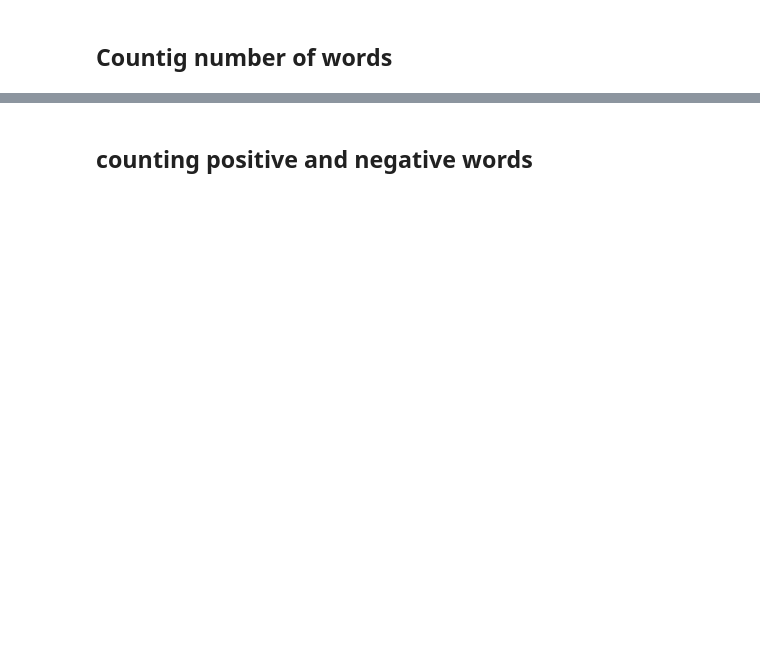
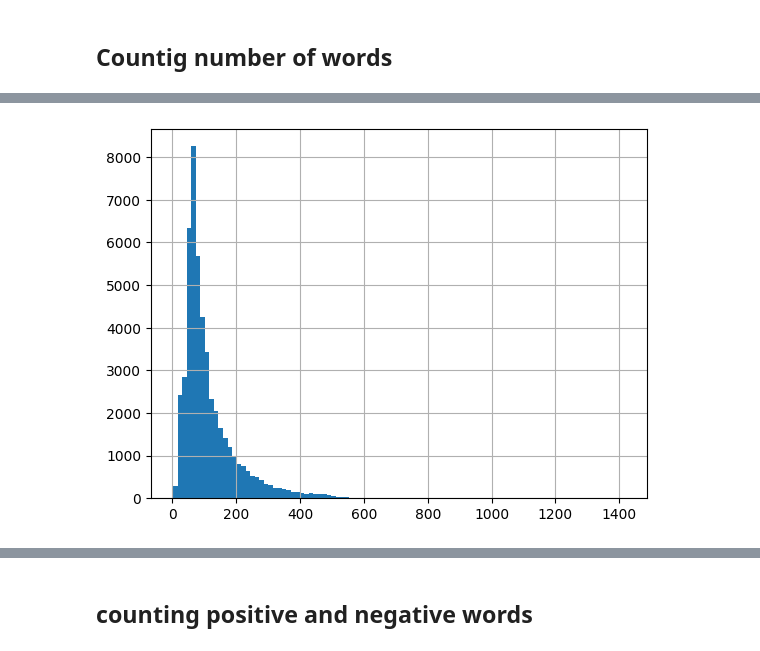
Before and after one commit to Swar028363/sentiment_analysis, a Jupyter notebook: sentiment_analysis.ipynb, the cells around one changed output, grey strips where cells are left out. Drawn from its saved outputs; the diff is of its cells as text; code cells hidden in the pictures; blank space fills up the shorter version.

```diff
--- a/sentiment_analysis.ipynb
+++ b/sentiment_analysis.ipynb
@@ -301,15 +221,0 @@ Wall time: 39.5 ms
-# %%
-df['processed_review'] = df['review'].apply(lambda review: " ".join(preprocess_text(
-    review,
-    remove_html=True,
-    expand_contr=False,
-    handle_emoji_flag=True,
-    spelling_correction=False,
-    lowercase=True,
-    lemmatize=True,
-    remove_stopwords=True,
-    remove_punc=True,
-    custom_stop_words=custom_stop_words,
-    remove_custom_stop_words=True,
-    negation_combine=False
-)))
@@ -316 +245,3 @@ df['processed_review'] = df['review'].apply(lambda review: " ".join(preprocess_t
+# %%
+df['processed_review'] = df['review'].apply(preprocess_text)
 # %%
@@ -417,5 +378,5 @@ del all_neg_cleaned_text
 # %% [markdown]
 ## Countig number of words
 # %%
-df['processed_review_word_len'] = df['processed_review'].apply(lambda x: len(x.split()))
+df['processed_review_word_len'] = df['processed_review'].apply(len)
 df['processed_review_word_len']
@@ -422,3 +396,5 @@ df['processed_review_word_len']
 # %%
-sns.histplot(df['processed_review_word_len'])
+df['processed_review_word_len'].hist(bins=100)
 plt.show()
+# %% [output]
+[figure, added]
```
Also changed, not shown: parts of 58 cells of this notebook.
